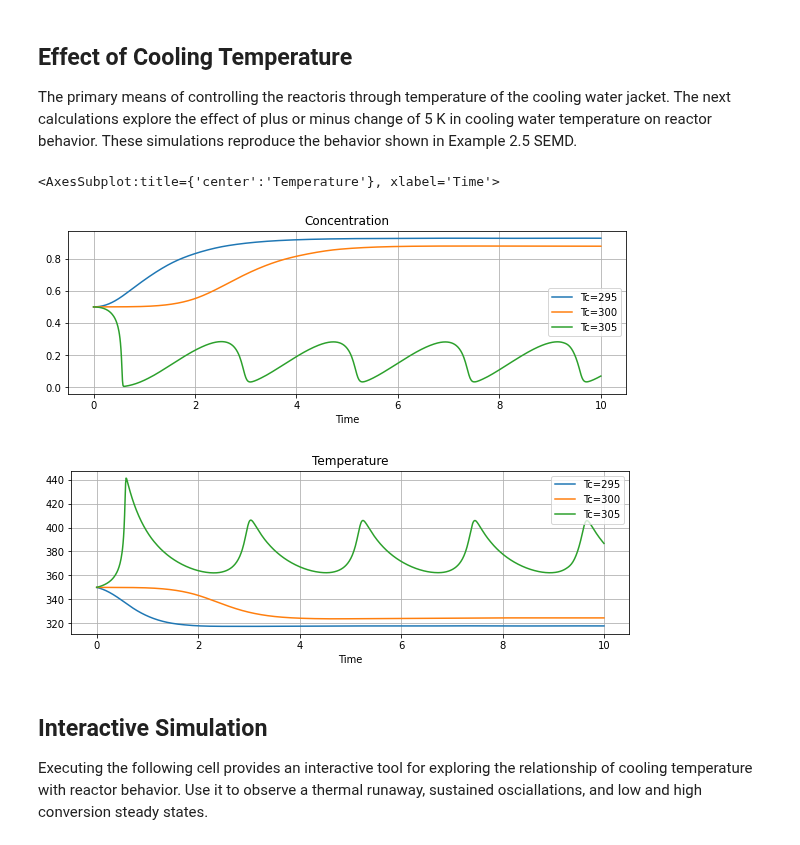
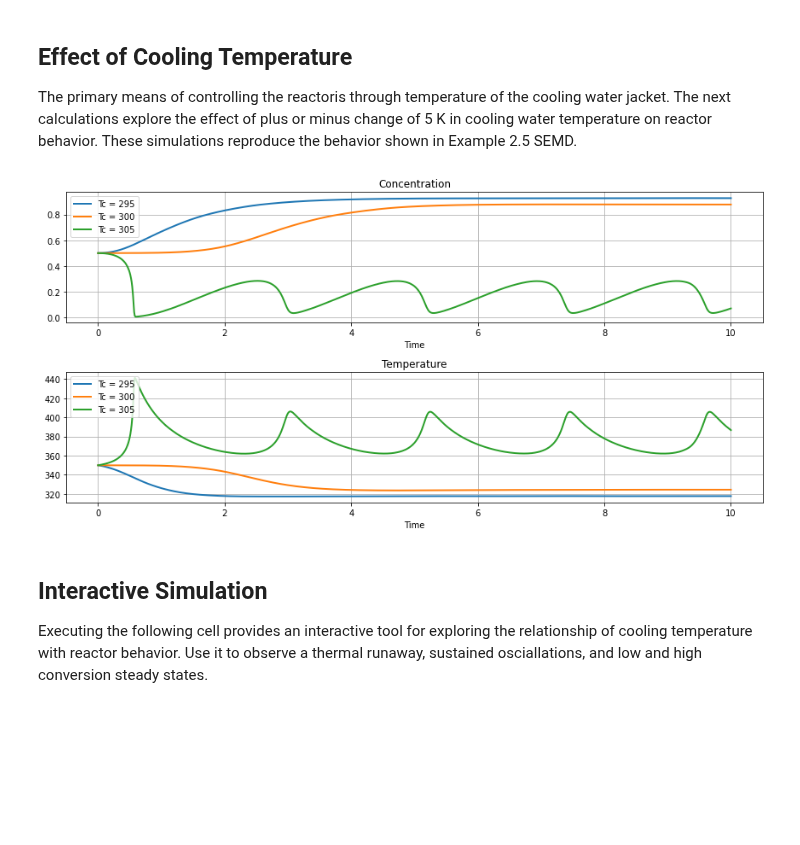
Before and after one commit to jckantor/cbe30338-book, a Jupyter notebook: _build/jupyter_execute/notebooks/02.07-Exothermic-CSTR.ipynb, the cells around one changed output. Saved outputs shown, nothing was run; the diff lists cells and outputs as text; code cells hidden in the pictures; blank space fills up the shorter version.

```diff
--- a/_build/jupyter_execute/notebooks/02.07-Exothermic-CSTR.ipynb
+++ b/_build/jupyter_execute/notebooks/02.07-Exothermic-CSTR.ipynb
@@ -130,21 +144,22 @@ array([<AxesSubplot:title={'center':'Concentration'}, xlabel='Time'>,
 ## Effect of Cooling Temperature
 
 The primary means of controlling the reactoris through temperature of the cooling water jacket. The next calculations explore the effect of plus or minus change of 5 K in cooling water temperature on reactor behavior. These simulations reproduce the behavior shown in Example 2.5 SEMD.
-# %%
-t = np.linspace(0, 10, 1001)
-conc_df = pd.DataFrame(t, columns=["Time"])
-temp_df = pd.DataFrame(t, columns=["Time"])
-for Tc in [295, 300, 305]:
-    soln = solve_ivp(deriv, [0, t_final], IC, t_eval=t)
-    conc_df[f"Tc={Tc}"] = soln.y[0,:]
-    temp_df[f"Tc={Tc}"] = soln.y[1,:]
-
-conc_df.plot(x="Time", grid=True, figsize=(10, 3), title="Concentration")
-temp_df.plot(x="Time", grid=True, figsize=(10, 3), title="Temperature")
-# %% [output]
-<AxesSubplot:title={'center':'Temperature'}, xlabel='Time'>
-[figure, removed]
-[figure, removed]
+# %%
+# create plot grid
+fig, ax = plt.subplots(2, 1, figsize=(12, 6))
+
+# simulate for a range of cooling temperatures
+t_final = 10
+t_eval = np.linspace(0, t_final, 1001)
+
+for Tc in [295, 300, 305]:
+    df = simulate_cstr(t_eval, Tc)
+    df.plot(x="Time", y="cA", ax=ax[0], grid=True, title="Concentration", label=f"Tc = {Tc}", lw=2)
+    df.plot(x="Time", y="T", ax=ax[1], grid=True, title="Temperature", label=f"Tc = {Tc}", lw=2)
+
+fig.tight_layout()
+# %% [output]
+[figure, added]
 # %% [markdown]
 ## Interactive Simulation
 
```
Also changed, not shown: parts of 14 cells of this notebook, 13 other files.
